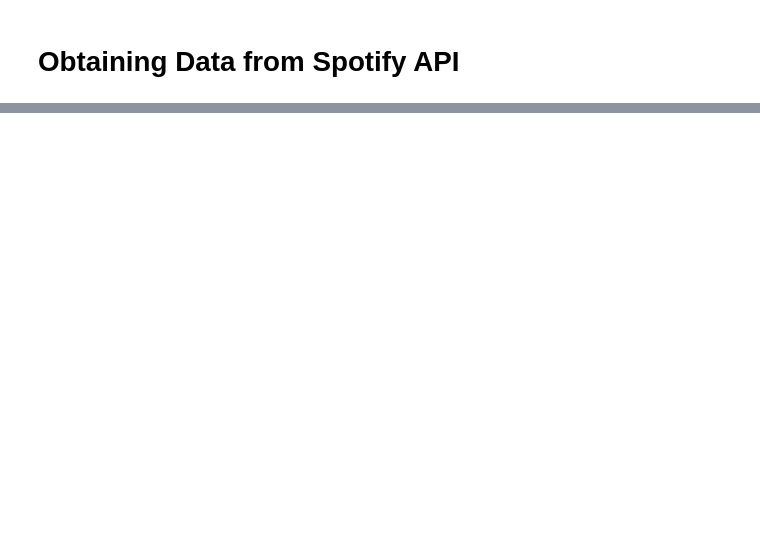
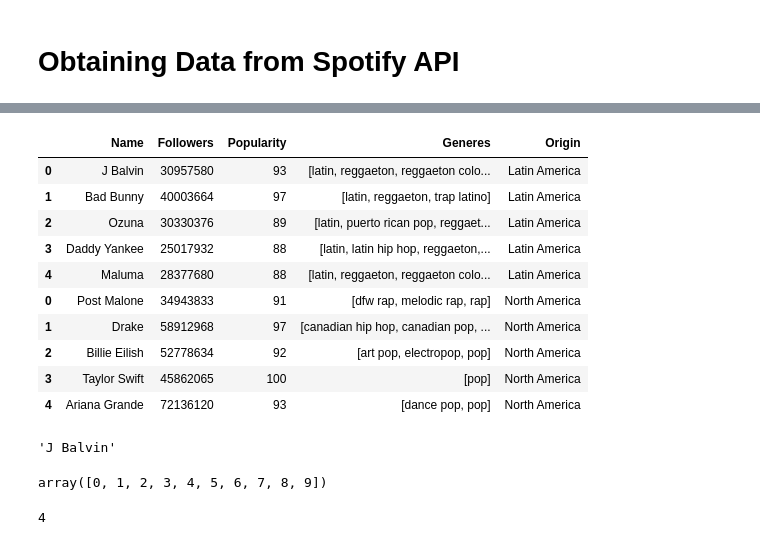
Before and after one commit to jcupa/Spotify_Data_Analysis_Using_API, a Jupyter notebook: spotify_api.ipynb, the cells around one changed output, grey strips where cells are left out. Drawn from its saved outputs; the diff is of its cells as text; code cells hidden in the pictures; blank space fills up the shorter version.

```diff
--- a/spotify_api.ipynb
+++ b/spotify_api.ipynb
@@ -71,0 +60,7 @@ print(artist_data["items"])
+# %%
+LA_artists_ids=["1vyhD5VmyZ7KMfW5gqLgo5","4q3ewBCX7sLwd24euuV69X","1i8SpTcr7yvPOmcqrbnVXY","4VMYDCV2IEDYJArk749S6m","1r4hJ1h58CWwUQe3MxPuau"]  #spotify ids from Jbalvin, Bad Bunny, Ozuna, Daddy Yankee, Maluma
+NA_artists_ids=["246dkjvS1zLTtiykXe5h60","3TVXtAsR1Inumwj472S9r4","6qqNVTkY8uBg9cP3Jd7DAH","06HL4z0CvFAxyc27GXpf02","66CXWjxzNUsdJxJ2JdwvnR"]  #spotify ids from Post Malone, Drake, Billie Eilish, Taylor Swift, Ariana Grande
+# %%
+LA_artist_info=artist_info(LA_artists_ids)
+data_set_LA=pd.DataFrame(LA_artist_info)
+data_set_LA["Origin"]=["Latin America","Latin America","Latin America","Latin America","Latin America"] #Adding Origin to data set
@@ -71,0 +93,22 @@ print(artist_data["items"])
+# %%
+data_set_artists
+# %% [output]
+|  | Name | Followers | Popularity | Generes | Origin |
+| 0 | J Balvin | 30957580 | 93 | [latin, reggaeton, reggaeton colo... | Latin America |
+| 1 | Bad Bunny | 40003664 | 97 | [latin, reggaeton, trap latino] | Latin America |
+| 2 | Ozuna | 30330376 | 89 | [latin, puerto rican pop, reggaet... | Latin America |
+| 3 | Daddy Yankee | 25017932 | 88 | [latin, latin hip hop, reggaeton,... | Latin America |
+| 4 | Maluma | 28377680 | 88 | [latin, reggaeton, reggaeton colo... | Latin America |
+| 0 | Post Malone | 34943833 | 91 | [dfw rap, melodic rap, rap] | North America |
+| 1 | Drake | 58912968 | 97 | [canadian hip hop, canadian pop, ... | North America |
+| 2 | Billie Eilish | 52778634 | 92 | [art pop, electropop, pop] | North America |
+| 3 | Taylor Swift | 45862065 | 100 | [pop] | North America |
+| 4 | Ariana Grande | 72136120 | 93 | [dance pop, pop] | North America |
+# %%
+data_set_artists.Name[0]
+# %% [output]
+'J Balvin'
+# %%
+np.arange(len(data_set_artists.Name))
+# %% [output]
+array([0, 1, 2, 3, 4, 5, 6, 7, 8, 9])
@@ -71,0 +117,4 @@ print(artist_data["items"])
+# %%
+len(data_set_artists.Generes[0])
+# %% [output]
+4
```
Also changed, not shown: parts of 28 cells of this notebook.
